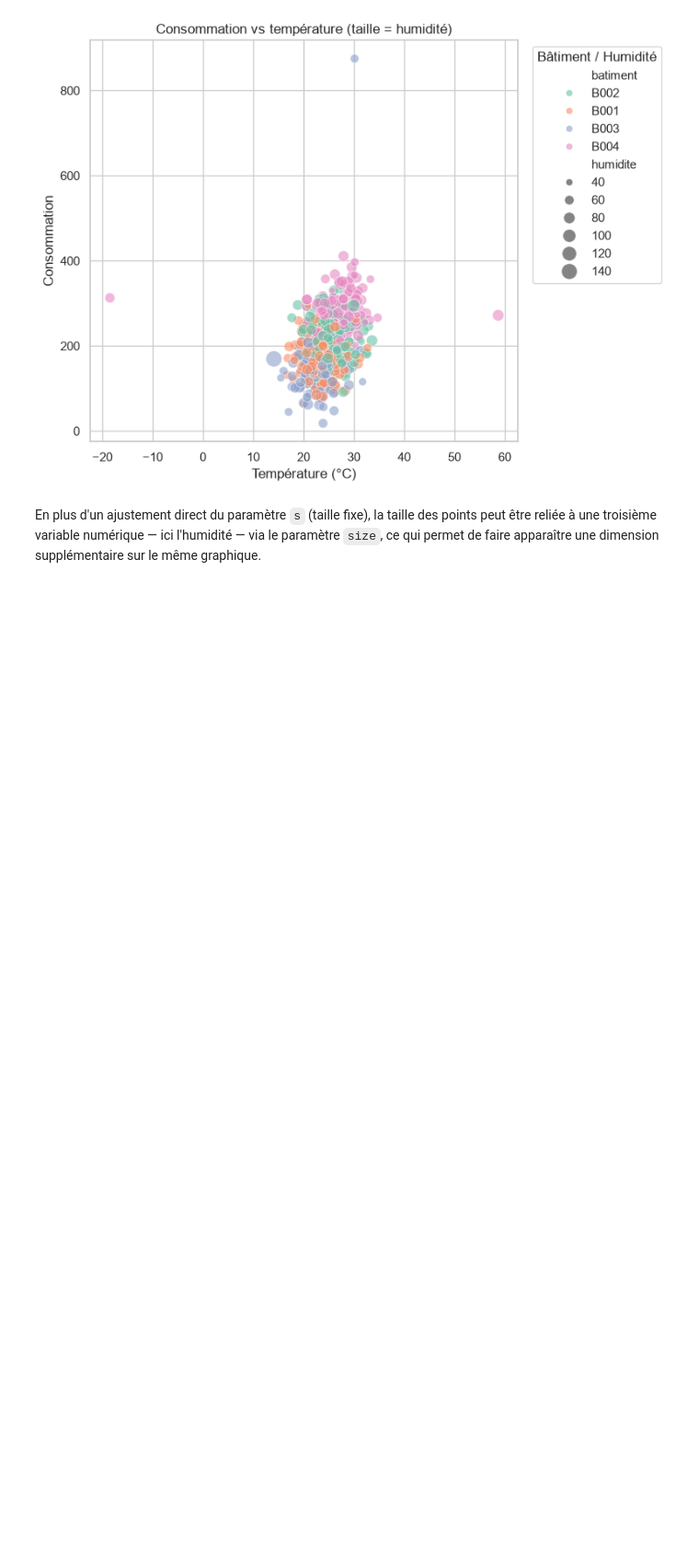
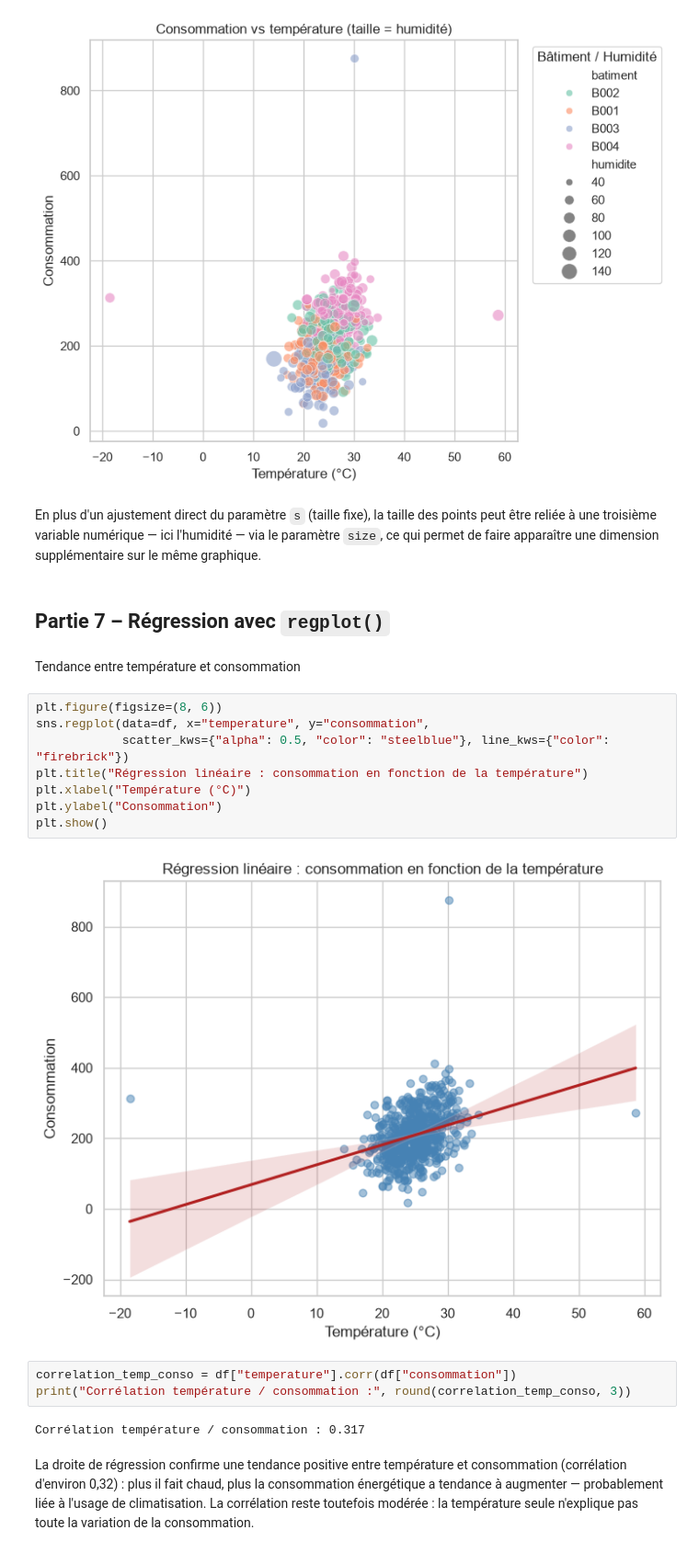
Before and after one commit to Abdoulaye-Diouf/atelier_seaborn_iot, a Jupyter notebook: notebooks/atelier_seaborn_iot.ipynb, the cells around one changed output. Shown at 92% size. Saved outputs shown, nothing was run; the diff lists cells and outputs as text; blank space fills up the shorter version.

Commit message:
feat: partie 7 - régression linéaire température/consommation avec regplot

```diff
--- a/notebooks/atelier_seaborn_iot.ipynb
+++ b/notebooks/atelier_seaborn_iot.ipynb
@@ -349,3 +349,24 @@ plt.show()
 [figure]
 # %% [markdown]
 En plus d'un ajustement direct du paramètre `s` (taille fixe), la taille des points peut être reliée à une troisième variable numérique — ici l'humidité — via le paramètre `size`, ce qui permet de faire apparaître une dimension supplémentaire sur le même graphique.
+# %% [markdown]
+## Partie 7 – Régression avec `regplot()`
+# %% [markdown]
+Tendance entre température et consommation
+# %%
+plt.figure(figsize=(8, 6))
+sns.regplot(data=df, x="temperature", y="consommation",
+            scatter_kws={"alpha": 0.5, "color": "steelblue"}, line_kws={"color": "firebrick"})
+plt.title("Régression linéaire : consommation en fonction de la température")
+plt.xlabel("Température (°C)")
+plt.ylabel("Consommation")
+plt.show()
+# %% [output]
+[figure, added]
+# %%
+correlation_temp_conso = df["temperature"].corr(df["consommation"])
+print("Corrélation température / consommation :", round(correlation_temp_conso, 3))
+# %% [output]
+Corrélation température / consommation : 0.317
+# %% [markdown]
+La droite de régression confirme une tendance positive entre température et consommation (corrélation d'environ 0,32) : plus il fait chaud, plus la consommation énergétique a tendance à augmenter — probablement liée à l'usage de climatisation. La corrélation reste toutefois modérée : la température seule n'explique pas toute la variation de la consommation.
```
